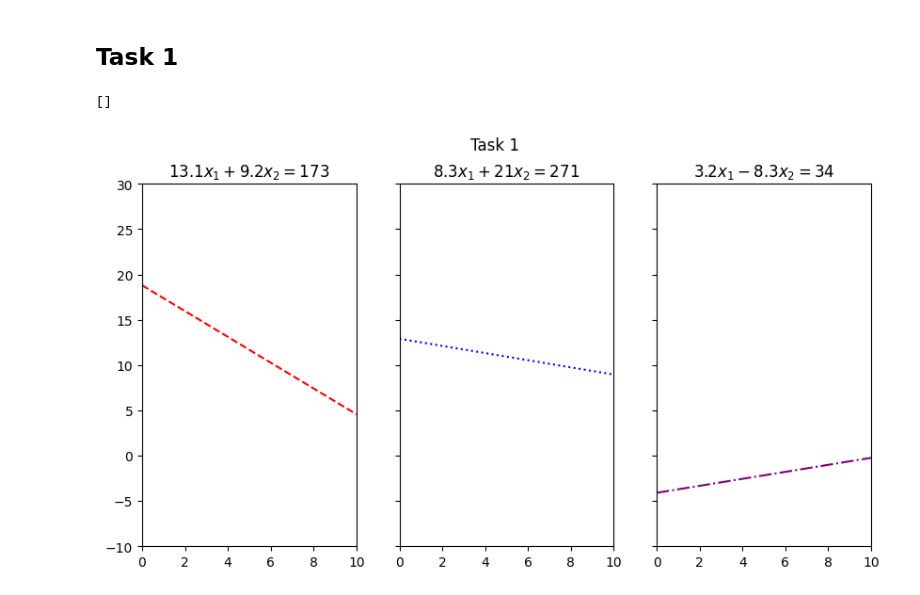
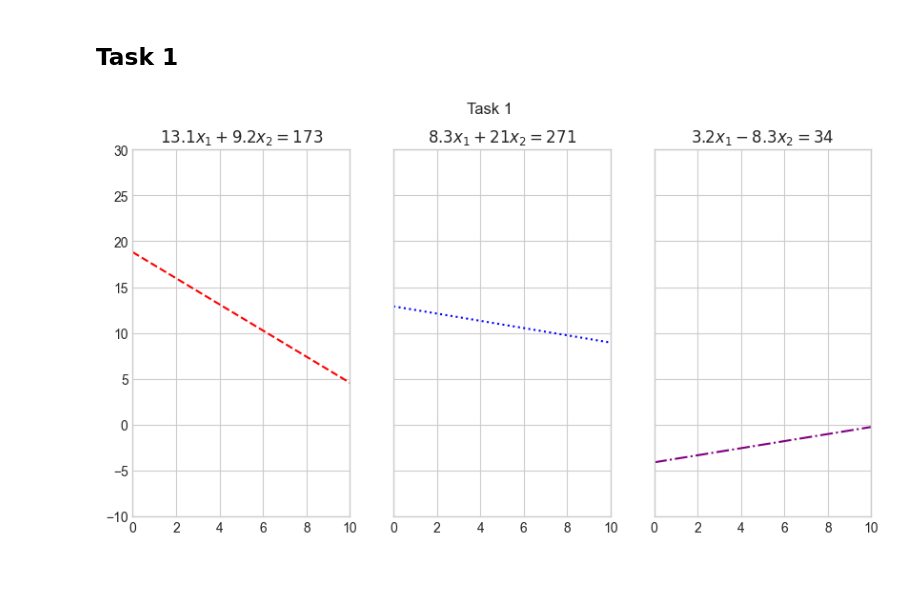
Before and after one commit to ram333n/models-of-intelligent-systems, a Jupyter notebook: Lab_4/lab_4.ipynb, the cells around one changed output. Cells and saved outputs as stored; diff of their text form; code cells hidden in the pictures.

```diff
--- a/Lab_4/lab_4.ipynb
+++ b/Lab_4/lab_4.ipynb
@@ -13,37 +13,42 @@
 # %%
 import numpy as np
 import matplotlib.pyplot as plt
+
+plt.style.use('seaborn-whitegrid')
 
 x_1 = np.linspace(0, 10, 100)
 equations_to_plot = [
     (173 - 13.1 * x_1) / 9.2,
     (271 - 8.3 * x_1) / 21,
     (3.2 * x_1 - 34) / 8.3
 ]
 
 equations_notations = [
     '$13.1x_1 + 9.2x_2 = 173$',
     '$8.3x_1 + 21x_2 = 271$',
     '$3.2x_1 - 8.3x_2 = 34$'
 ]
 
 equations_count = len(equations_to_plot)
 
 fig, axes = plt.subplots(ncols = equations_count, figsize=(10, 5))
 
 fig.suptitle('Task 1')
 
 for i in range(equations_count):
     axes[i].set(xlim=(0, 10), ylim=(-10, 30), title=equations_notations[i])
 
 axes[1].set_yticklabels([])
 axes[2].set_yticklabels([])
 
 axes[0].plot(x_1, equations_to_plot[0], linestyle='--', color='red')
 axes[1].plot(x_1, equations_to_plot[1], linestyle='dotted', color='blue')
 axes[2].plot(x_1, equations_to_plot[2], linestyle='-.', color='purple')
 
 plt.plot()
+
+plt.savefig('task_1.png')
+plt.savefig('task_1.jpg')
+plt.savefig('task_1.svg')
 # %% [output]
-[]
-[figure, old version]
+[figure, new version]
```
Also changed, not shown: parts of 2 cells of this notebook.
